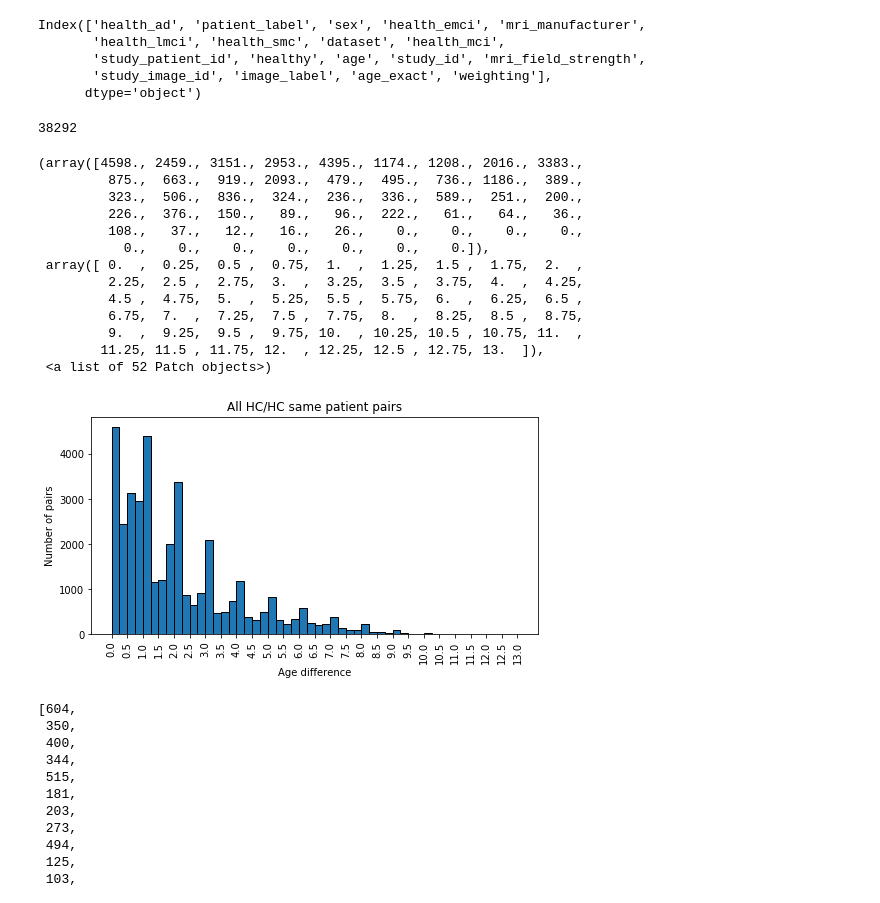
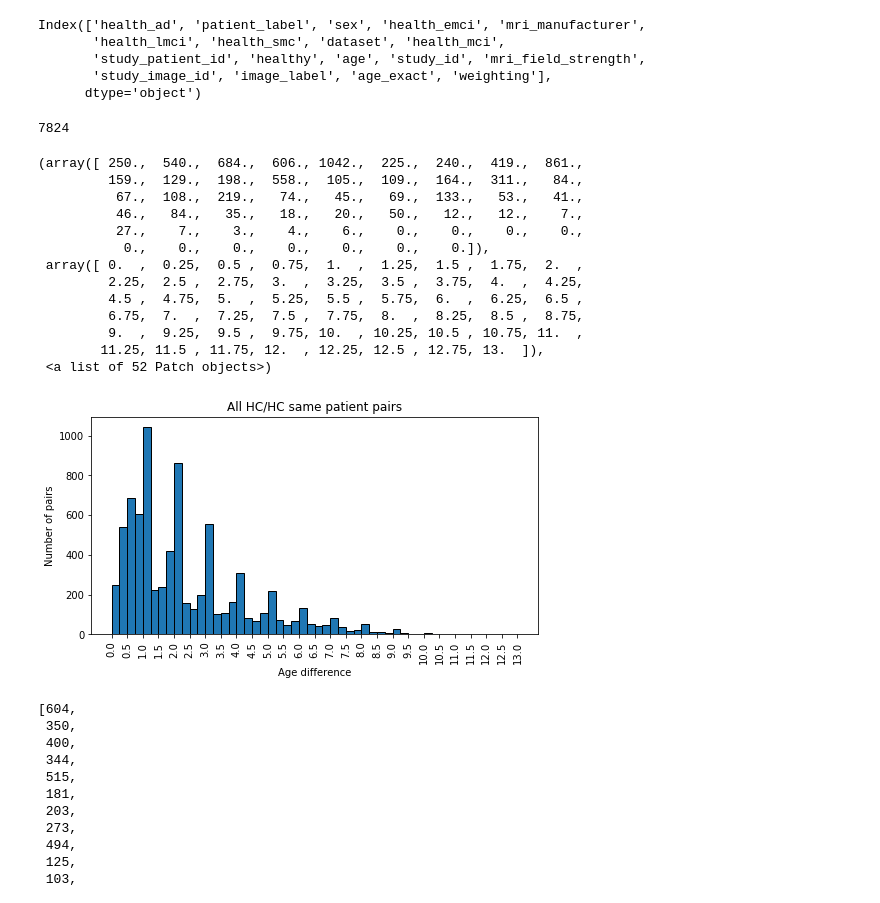
Before and after one commit to vwegmayr/brain-aging, a Jupyter notebook: notebooks/longitudinal_data_analysis.ipynb, the cells around one changed output. Saved outputs shown, nothing was run; the diff lists cells and outputs as text; code cells hidden in the pictures.

```diff
--- a/notebooks/longitudinal_data_analysis.ipynb
+++ b/notebooks/longitudinal_data_analysis.ipynb
@@ -30,13 +30,23 @@ Index(['health_ad', 'patient_label', 'sex', 'health_emci', 'mri_manufacturer',
 # %%
 patients = df.patient_label.unique()
 # %%
-def all_age_differences(patients, diag_pair):
+def all_age_differences(patients, diag_pair, reduce_same_day_images=False):
     diffs = []
     labels = []
     for pat in patients:
         cur_df = df.loc[df.patient_label == pat]
         cur_df = cur_df.sort_values(by=['age_exact'])
         records = cur_df.to_dict('records')
+
+        if reduce_same_day_images:
+            to_remove = list()
+            for i in range(1, len(records)):
+                if records[i]['age_exact'] == records[i - 1]['age_exact']:
+                    to_remove.append(i)
+            to_remove.reverse()
+            for i in to_remove:
+                del records[i]
+
         n = len(records)
         for i in range(n):
             a = records[i]
@@ -49,30 +59,30 @@ def all_age_differences(patients, diag_pair):
     return labels, diffs
 # %%
 bins = np.linspace(0, 13, 13*4 + 1)
-labels, diffs = all_age_differences(patients, ('healthy', 'healthy'))
+labels, diffs = all_age_differences(patients, ('healthy', 'healthy'), True)
 print(len(diffs))
 plt.figure(figsize=(8, 4))
 plt.title("All HC/HC same patient pairs")
 plt.xlabel("Age difference")
 plt.ylabel("Number of pairs")
 plt.xticks(np.linspace(0, 13, 13 * 2 + 1), rotation='vertical')
 plt.hist(diffs, bins=bins, edgecolor='black')
 # %% [output]
-38292
+7824
-(array([4598., 2459., 3151., 2953., 4395., 1174., 1208., 2016., 3383.,
-         875.,  663.,  919., 2093.,  479.,  495.,  736., 1186.,  389.,
-         323.,  506.,  836.,  324.,  236.,  336.,  589.,  251.,  200.,
-         226.,  376.,  150.,   89.,   96.,  222.,   61.,   64.,   36.,
-         108.,   37.,   12.,   16.,   26.,    0.,    0.,    0.,    0.,
+(array([ 250.,  540.,  684.,  606., 1042.,  225.,  240.,  419.,  861.,
+         159.,  129.,  198.,  558.,  105.,  109.,  164.,  311.,   84.,
+          67.,  108.,  219.,   74.,   45.,   69.,  133.,   53.,   41.,
+          46.,   84.,   35.,   18.,   20.,   50.,   12.,   12.,    7.,
+          27.,    7.,    3.,    4.,    6.,    0.,    0.,    0.,    0.,
            0.,    0.,    0.,    0.,    0.,    0.,    0.]),
  array([ 0.  ,  0.25,  0.5 ,  0.75,  1.  ,  1.25,  1.5 ,  1.75,  2.  ,
          2.25,  2.5 ,  2.75,  3.  ,  3.25,  3.5 ,  3.75,  4.  ,  4.25,
          4.5 ,  4.75,  5.  ,  5.25,  5.5 ,  5.75,  6.  ,  6.25,  6.5 ,
          6.75,  7.  ,  7.25,  7.5 ,  7.75,  8.  ,  8.25,  8.5 ,  8.75,
          9.  ,  9.25,  9.5 ,  9.75, 10.  , 10.25, 10.5 , 10.75, 11.  ,
         11.25, 11.5 , 11.75, 12.  , 12.25, 12.5 , 12.75, 13.  ]),
  <a list of 52 Patch objects>)
-[figure, old version]
+[figure, new version]
 # %%
 # How many different patients per time difference
 patient_diff = pd.DataFrame(data={'patient_label': labels, 'diff': diffs})
```
Also changed, not shown: parts of 1 cell of this notebook, 1 other file.
